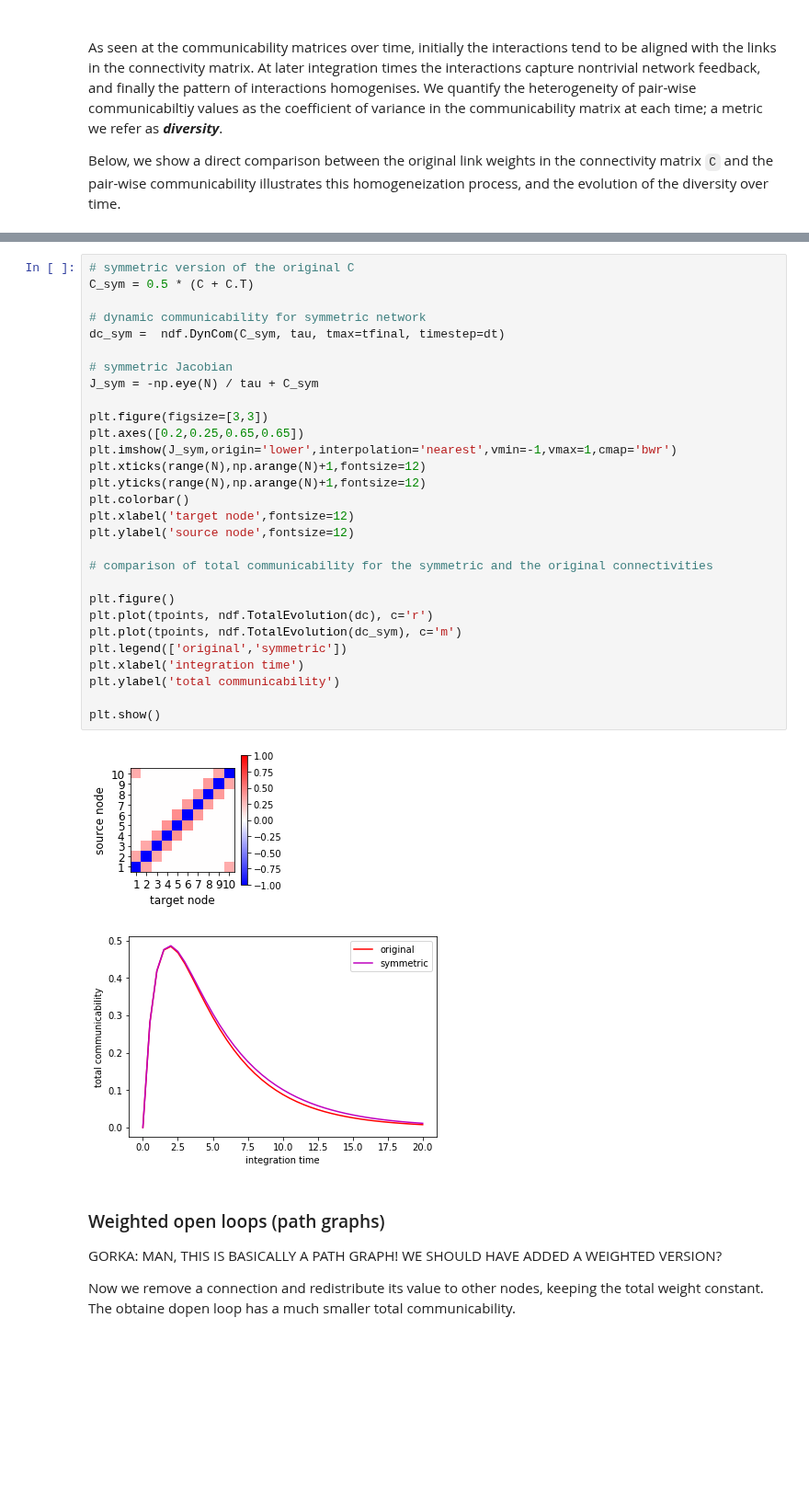
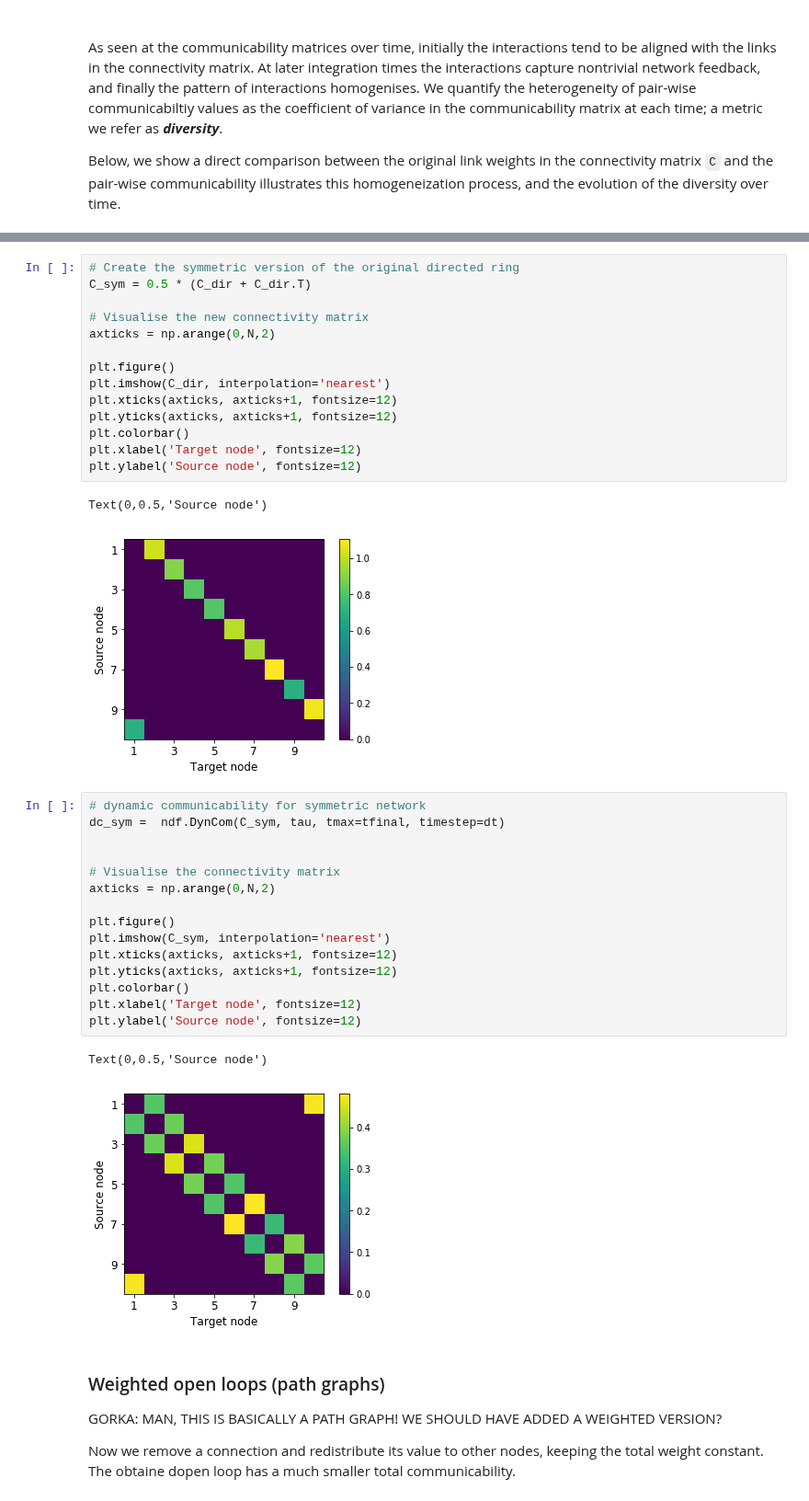
Before and after one commit to mb-BCA/NetDynFlow, a Jupyter notebook: Examples/Tutorial_1_Basics.ipynb, the cells around one changed output, grey strips where cells are left out. Shown at 92% size. Cells and saved outputs as stored; diff of their text form; blank space fills up the shorter version.

Commit message:
Adding undirected ring

```diff
--- a/Examples/Tutorial_1_Basics.ipynb
+++ b/Examples/Tutorial_1_Basics.ipynb
@@ -528,35 +512,38 @@ Blah, blah, ...
+# %%
+# Create the symmetric version of the original directed ring
+C_sym = 0.5 * (C_dir + C_dir.T)
+
+# Visualise the new connectivity matrix
+axticks = np.arange(0,N,2)
+
+plt.figure()
+plt.imshow(C_dir, interpolation='nearest')
+plt.xticks(axticks, axticks+1, fontsize=12)
+plt.yticks(axticks, axticks+1, fontsize=12)
+plt.colorbar()
+plt.xlabel('Target node', fontsize=12)
+plt.ylabel('Source node', fontsize=12)
+# %% [output]
+Text(0,0.5,'Source node')
+[figure, added]
 # %%
-# symmetric version of the original C
-C_sym = 0.5 * (C + C.T)
-
 # dynamic communicability for symmetric network
 dc_sym =  ndf.DynCom(C_sym, tau, tmax=tfinal, timestep=dt)
 
-# symmetric Jacobian
-J_sym = -np.eye(N) / tau + C_sym
 
-plt.figure(figsize=[3,3])
-plt.axes([0.2,0.25,0.65,0.65])
-plt.imshow(J_sym,origin='lower',interpolation='nearest',vmin=-1,vmax=1,cmap='bwr')
-plt.xticks(range(N),np.arange(N)+1,fontsize=12)
-plt.yticks(range(N),np.arange(N)+1,fontsize=12)
-plt.colorbar()
-plt.xlabel('target node',fontsize=12)
-plt.ylabel('source node',fontsize=12)
-
-# comparison of total communicability for the symmetric and the original connectivities
+# Visualise the connectivity matrix
+axticks = np.arange(0,N,2)
 
 plt.figure()
-plt.plot(tpoints, ndf.TotalEvolution(dc), c='r')
-plt.plot(tpoints, ndf.TotalEvolution(dc_sym), c='m')
-plt.legend(['original','symmetric'])
-plt.xlabel('integration time')
-plt.ylabel('total communicability')
-
-plt.show()
+plt.imshow(C_sym, interpolation='nearest')
+plt.xticks(axticks, axticks+1, fontsize=12)
+plt.yticks(axticks, axticks+1, fontsize=12)
+plt.colorbar()
+plt.xlabel('Target node', fontsize=12)
+plt.ylabel('Source node', fontsize=12)
 # %% [output]
+Text(0,0.5,'Source node')
-[figure, old version]
+[figure, new version]
-[figure, removed]
 # %% [markdown]
 ### Weighted open loops (path graphs)
 
```
Also changed, not shown: parts of 20 cells of this notebook, 2 other files.
